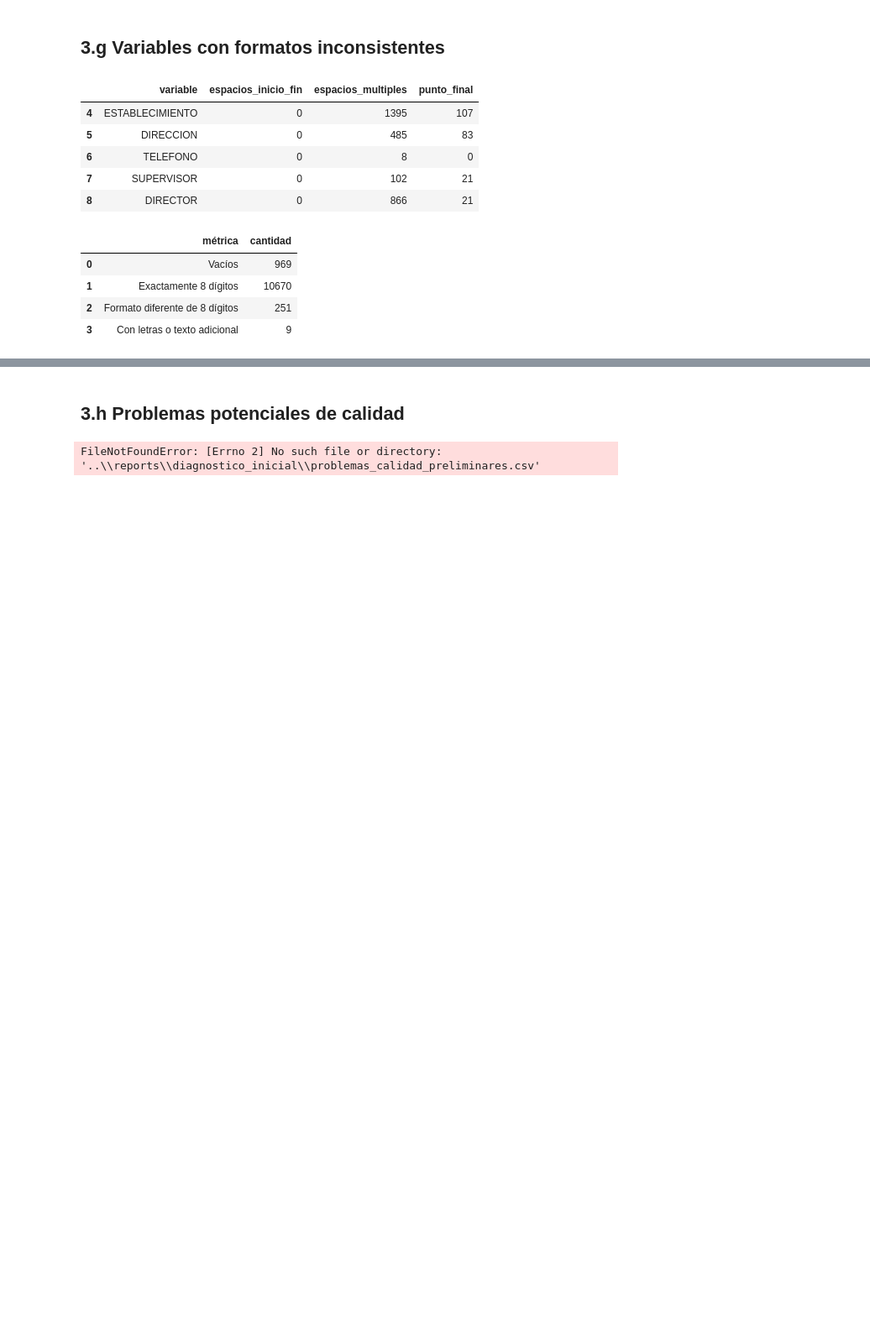
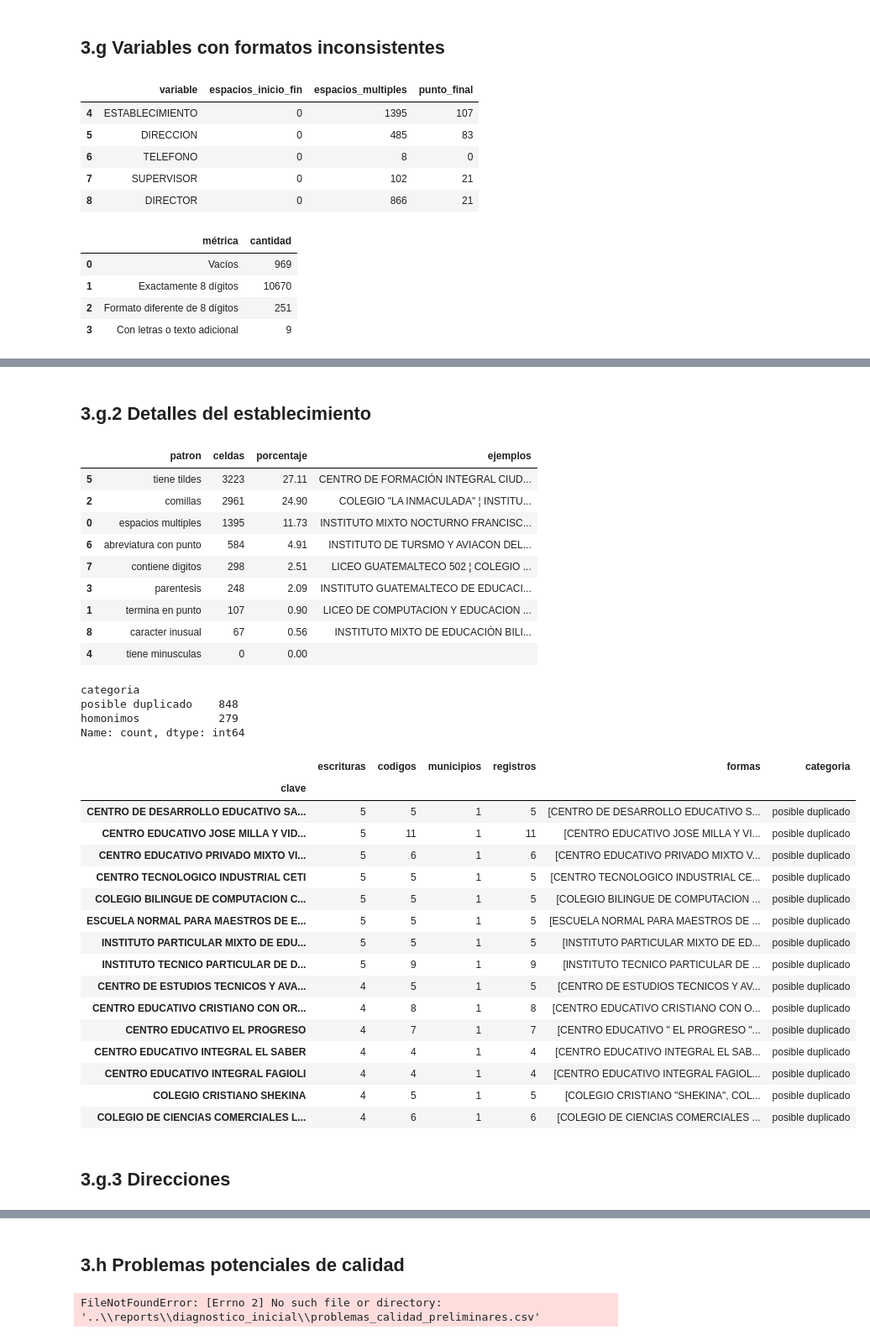
Before and after one commit to Vann06/Proyecto-1-Data-Science, a Jupyter notebook: notebooks/01_ingesta_diagnostico_inicial.ipynb, the cells around one changed output, grey strips where cells are left out. Shown at 84% size. Drawn from its saved outputs; the diff is of its cells as text; code cells hidden in the pictures; blank space fills up the shorter version.

Commit message:
Telefonos, direcciones, establecimientos revisados

```diff
--- a/notebooks/01_ingesta_diagnostico_inicial.ipynb
+++ b/notebooks/01_ingesta_diagnostico_inicial.ipynb
@@ -493,0 +528,46 @@ display(resumen_telefono)
+# %% [markdown]
+## 3.g.2 Detalles del establecimiento
+# %%
+import sys
+sys.path.append("..")
+from src.diagnostico import inventario_escritura, variantes_establecimiento
+
+display(inventario_escritura(df_raw["ESTABLECIMIENTO"]))
+
+variantes = variantes_establecimiento(df_raw)
+display(variantes["categoria"].value_counts())
+display(variantes[variantes["categoria"].eq("posible duplicado")].head(15))
+# %% [output]
+|  | patron | celdas | porcentaje | ejemplos |
+| 5 | tiene tildes | 3223 | 27.11 | CENTRO DE FORMACIÓN INTEGRAL CIUD... |
+| 2 | comillas | 2961 | 24.90 | COLEGIO "LA INMACULADA" ¦ INSTITU... |
+| 0 | espacios multiples | 1395 | 11.73 | INSTITUTO MIXTO NOCTURNO FRANCISC... |
+| 6 | abreviatura con punto | 584 | 4.91 | INSTITUTO DE TURSMO Y AVIACON DEL... |
+| 7 | contiene digitos | 298 | 2.51 | LICEO GUATEMALTECO 502 ¦ COLEGIO ... |
+| 3 | parentesis | 248 | 2.09 | INSTITUTO GUATEMALTECO DE EDUCACI... |
+| 1 | termina en punto | 107 | 0.90 | LICEO DE COMPUTACION Y EDUCACION ... |
+| 8 | caracter inusual | 67 | 0.56 | INSTITUTO MIXTO DE EDUCACIÒN BILI... |
+| 4 | tiene minusculas | 0 | 0.00 |  |
+categoria
+posible duplicado    848
+homonimos            279
+Name: count, dtype: int64
+|  | escrituras | codigos | municipios | registros | formas | categoria |
+| clave |  |  |  |  |  |  |
+| CENTRO DE DESARROLLO EDUCATIVO SA... | 5 | 5 | 1 | 5 | [CENTRO DE DESARROLLO EDUCATIVO S... | posible duplicado |
+| CENTRO EDUCATIVO JOSE MILLA Y VID... | 5 | 11 | 1 | 11 | [CENTRO EDUCATIVO JOSE MILLA Y VI... | posible duplicado |
+| CENTRO EDUCATIVO PRIVADO MIXTO VI... | 5 | 6 | 1 | 6 | [CENTRO EDUCATIVO PRIVADO MIXTO V... | posible duplicado |
+| CENTRO TECNOLOGICO INDUSTRIAL CETI | 5 | 5 | 1 | 5 | [CENTRO TECNOLOGICO INDUSTRIAL CE... | posible duplicado |
+| COLEGIO BILINGUE DE COMPUTACION C... | 5 | 5 | 1 | 5 | [COLEGIO BILINGUE DE COMPUTACION ... | posible duplicado |
+| ESCUELA NORMAL PARA MAESTROS DE E... | 5 | 5 | 1 | 5 | [ESCUELA NORMAL PARA MAESTROS DE ... | posible duplicado |
+| INSTITUTO PARTICULAR MIXTO DE EDU... | 5 | 5 | 1 | 5 | [INSTITUTO PARTICULAR MIXTO DE ED... | posible duplicado |
+| INSTITUTO TECNICO PARTICULAR DE D... | 5 | 9 | 1 | 9 | [INSTITUTO TECNICO PARTICULAR DE ... | posible duplicado |
+| CENTRO DE ESTUDIOS TECNICOS Y AVA... | 4 | 5 | 1 | 5 | [CENTRO DE ESTUDIOS TECNICOS Y AV... | posible duplicado |
+| CENTRO EDUCATIVO CRISTIANO CON OR... | 4 | 8 | 1 | 8 | [CENTRO EDUCATIVO CRISTIANO CON O... | posible duplicado |
+| CENTRO EDUCATIVO EL PROGRESO | 4 | 7 | 1 | 7 | [CENTRO EDUCATIVO " EL PROGRESO "... | posible duplicado |
+| CENTRO EDUCATIVO INTEGRAL EL SABER | 4 | 4 | 1 | 4 | [CENTRO EDUCATIVO INTEGRAL EL SAB... | posible duplicado |
+| CENTRO EDUCATIVO INTEGRAL FAGIOLI | 4 | 4 | 1 | 4 | [CENTRO EDUCATIVO INTEGRAL FAGIOL... | posible duplicado |
+| COLEGIO CRISTIANO SHEKINA | 4 | 5 | 1 | 5 | [COLEGIO CRISTIANO "SHEKINA", COL... | posible duplicado |
+| COLEGIO DE CIENCIAS COMERCIALES L... | 4 | 6 | 1 | 6 | [COLEGIO DE CIENCIAS COMERCIALES ... | posible duplicado |
+# %% [markdown]
+## 3.g.3 Direcciones
```
Also changed, not shown: parts of 5 cells of this notebook, 1 other file.
